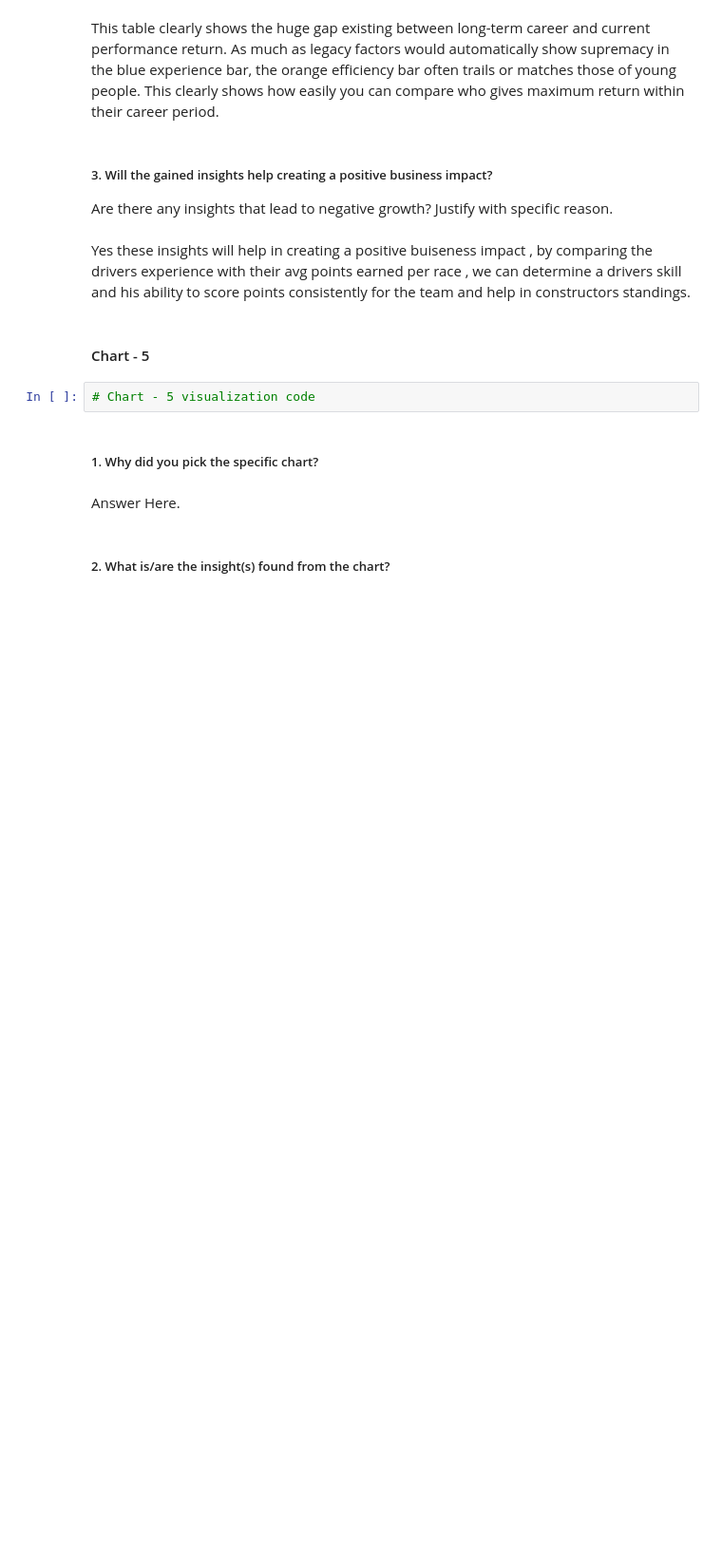
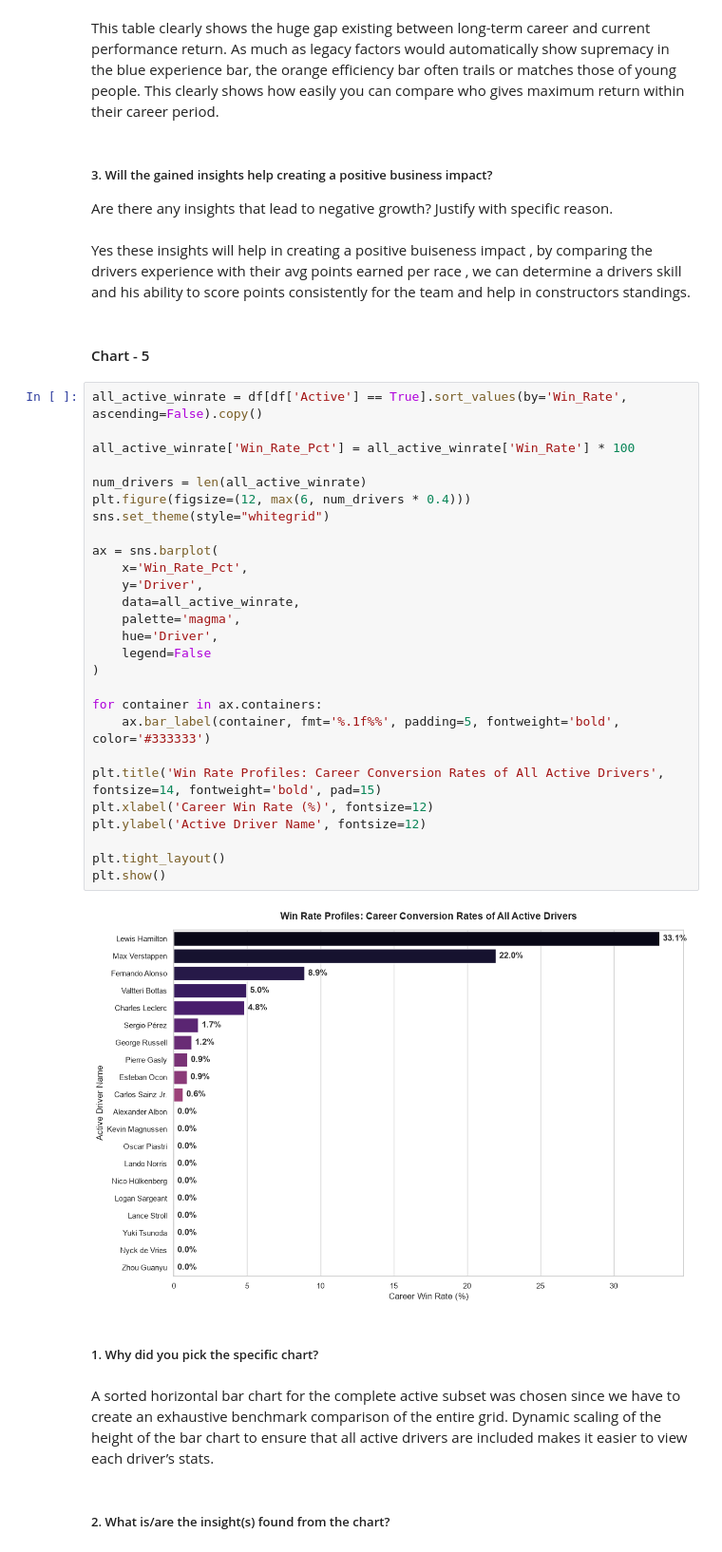
Before and after one commit to Manaspanwar20/F1-Driver-Analytics, a Jupyter notebook: Copy of Sample EDA Submission Template.ipynb, the cells around one changed output. Shown at 95% size. Drawn from its saved outputs; the diff is of its cells as text; blank space fills up the shorter version.

Commit message:
added chart 5 and 6

```diff
--- a/Copy of Sample EDA Submission Template.ipynb
+++ b/Copy of Sample EDA Submission Template.ipynb
@@ -437,11 +437,38 @@ Are there any insights that lead to negative growth? Justify with specific reaso
 Yes these insights will help in creating a positive buiseness impact , by comparing the drivers experience with their avg points earned per race , we can determine a drivers skill and his ability to score points consistently for the team and help in constructors standings.
 # %% [markdown]
 #### Chart - 5
-# %%
-# Chart - 5 visualization code
+# %%
+all_active_winrate = df[df['Active'] == True].sort_values(by='Win_Rate', ascending=False).copy()
+
+all_active_winrate['Win_Rate_Pct'] = all_active_winrate['Win_Rate'] * 100
+
+num_drivers = len(all_active_winrate)
+plt.figure(figsize=(12, max(6, num_drivers * 0.4)))
+sns.set_theme(style="whitegrid")
+
+ax = sns.barplot(
+    x='Win_Rate_Pct',
+    y='Driver',
+    data=all_active_winrate,
+    palette='magma',
+    hue='Driver',
+    legend=False
+)
+
+for container in ax.containers:
+    ax.bar_label(container, fmt='%.1f%%', padding=5, fontweight='bold', color='#333333')
+
+plt.title('Win Rate Profiles: Career Conversion Rates of All Active Drivers', fontsize=14, fontweight='bold', pad=15)
+plt.xlabel('Career Win Rate (%)', fontsize=12)
+plt.ylabel('Active Driver Name', fontsize=12)
+
+plt.tight_layout()
+plt.show()
+# %% [output]
+[figure, added]
 # %% [markdown]
 ##### 1. Why did you pick the specific chart?
-# %% [markdown]
-Answer Here.
+# %% [markdown]
+A sorted horizontal bar chart for the complete active subset was chosen since we have to create an exhaustive benchmark comparison of the entire grid. Dynamic scaling of the height of the bar chart to ensure that all active drivers are included makes it easier to view each driver’s stats.
 # %% [markdown]
 ##### 2. What is/are the insight(s) found from the chart?
```
Also changed, not shown: parts of 12 cells of this notebook.
